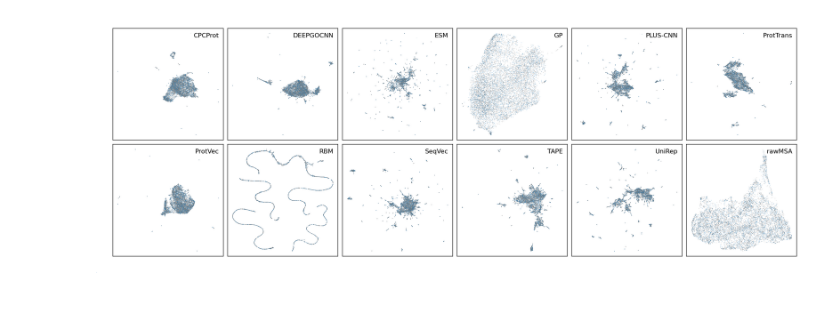
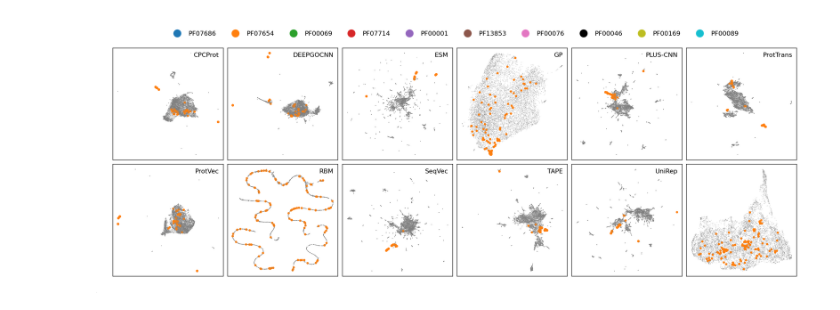
Before and after one commit to sinc-lab/Comparison-of-Protein-learning, a Jupyter notebook: notebooks/01_projections_with_PFAM_domains.ipynb, the cells around one changed output. Saved outputs shown, nothing was run; the diff lists cells and outputs as text; code cells hidden in the pictures.

```diff
--- a/notebooks/01_projections_with_PFAM_domains.ipynb
+++ b/notebooks/01_projections_with_PFAM_domains.ipynb
@@ -10,8 +10,11 @@ import umap.umap_ as umap
 import h5py
 
 import matplotlib.pyplot as plt
+from matplotlib.lines import Line2D
 
 prembs_id = "1MmzlQrc1UXTjG4yMH188cTw4-Lyk1Bfa"
 prproj_id = "1Bb05nihdNE_TJURGGECk7Qi6XBorKagR"
+
+pfam_url = "https://raw.githubusercontent.com/sinc-lab/Comparison-of-Protein-learning/master/domains/Pfam_domains.csv"
 # %%
 #@title Utils
@@ -68,38 +141,38 @@ To: /content/prprojs.tar.gz
 # %%
-#@title Visualize projections with a given PFAM domain { run: "auto" }
-#@markdown Select PFAM domain to be highlighted.
+#@title Visualize projections with a given Pfam domain { run: "auto" }
+#@markdown Select Pfam domain to be highlighted.
 
-pfam_domain = 'pfam999' #@param ["pfam6992", "pfam999", "foo"]
+#@markdown ---
+pfam_domain = 'PF07654' #@param ["PF07686", "PF07654", "PF00069", "PF07714", "PF00001", "PF13853", "PF00076", "PF00046", "PF00169", "PF00089", "ALL"]
+#@markdown ---
+
+if pfam_domain != 'ALL':
+  print(pfam2desc[pfam_domain])
 
 # Define color mappings
 emb = list(projs.values())[0]
 nembs = emb.shape[0]
 
-# fake domains
-p2d = {}
+# dict mapping proteins to pfam domains
+p2d = download_and_read_pfam_domains(pfam_url, pfams)
+
+# highlight embeddings containing input Pfam domain
+colors = []
+psizes = []
 for i in range(nembs):
-  rn = np.random.randint(3)
-  if rn == 1:
-    domain = 'pfam6992'
-  elif rn == 2:
-    domain = 'pfam999'
-  else:
-    domain = 'foo'
+  color = 'gray'
+  size  = .01
 
-  p2d[i] = domain
+  if i in p2d:
+    if pfam_domain == "ALL":
+      if p2d[i] in pfam2color:
+        color = pfam2color[p2d[i]]
+        size  = 2.
+    elif p2d[i] == pfam_domain:
+      color =  pfam2color[pfam_domain]
+      size  = 2.
 
-domain2color = {
-    "pfam6992": 'tab:orange',
-    "pfam999":'tab:blue',
-    'foo':'black'
-}
-
-
-# highlight embeddings containing input domain
-colors = []
-
-for i in range(nembs):
-  color = domain2color[pfam_domain] if p2d[i] == pfam_domain else 'gray'
+  psizes.append(size)
   colors.append(color)
 
 plt.rcParams.update({'font.size': 4})
@@ -121,10 +194,18 @@ for i in range(nrows):
     proj = projs[keys[k]]
     axs[i][j].scatter(proj[:,0],
                       proj[:,1],
-                      s=.05,
+                      s=.1,
+                      c='gray',
+                      alpha=.5,
+                      edgecolor='none',
+                      zorder=-1)
+    axs[i][j].scatter(proj[:,0],
+                      proj[:,1],
+                      s=psizes,
                       c=colors,
                       edgecolor='none',
-                      label=pname)
+                      label=pname,
+                      zorder=10)
     #axs[i][j].axis('off')
     axs[i][j].xaxis.set_ticklabels([])
     axs[i][j].yaxis.set_ticklabels([])
@@ -143,9 +224,27 @@ for i in range(nrows):
 
     k += 1
 
-#plt.savefig('premb_projs.pdf',
-#            dpi=300,
-#            bbox_inches='tight',
-#            pad_inches = 0.02)
+# Custom legend
+leg_elems = [Line2D([0], [0],
+                    marker='o',
+                    color='none',
+                    linewidth=0,
+                    markeredgecolor='none',
+                    label=p,
+                    markerfacecolor=c,
+                    markersize=5) for p, c in pfam2color.items()]
+plt.legend(handles=leg_elems,
+           loc='upper center',
+           bbox_to_anchor=(0.5, 1.1),
+           bbox_transform=plt.gcf().transFigure,
+           frameon=False,
+           ncol=len(pfam2color))
+
+# uncomment lines below to save the plot into a pdf file
+# plt.savefig('premb_projs.pdf',
+#             dpi=300,
+#             bbox_inches='tight',
+#             pad_inches = 0.02)
+
 plt.show()
 # %% [output]
@@ -152 +252 @@ plt.show()
-[figure, old version]
+[figure, new version]
```
Also changed, not shown: parts of 3 cells of this notebook.
